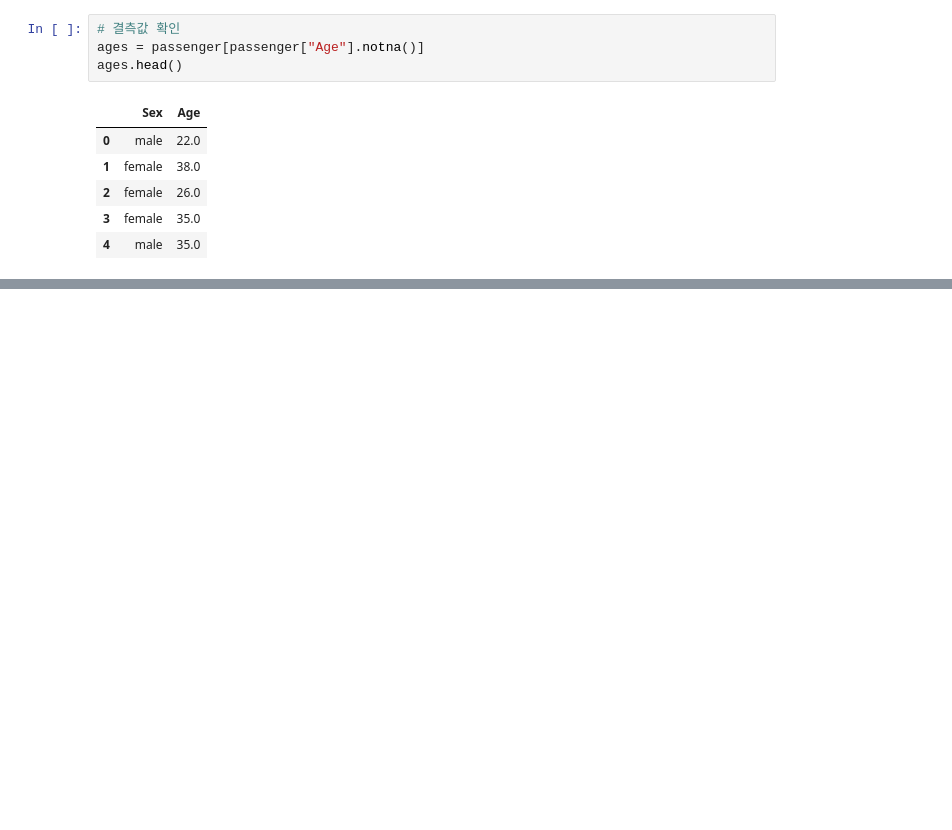
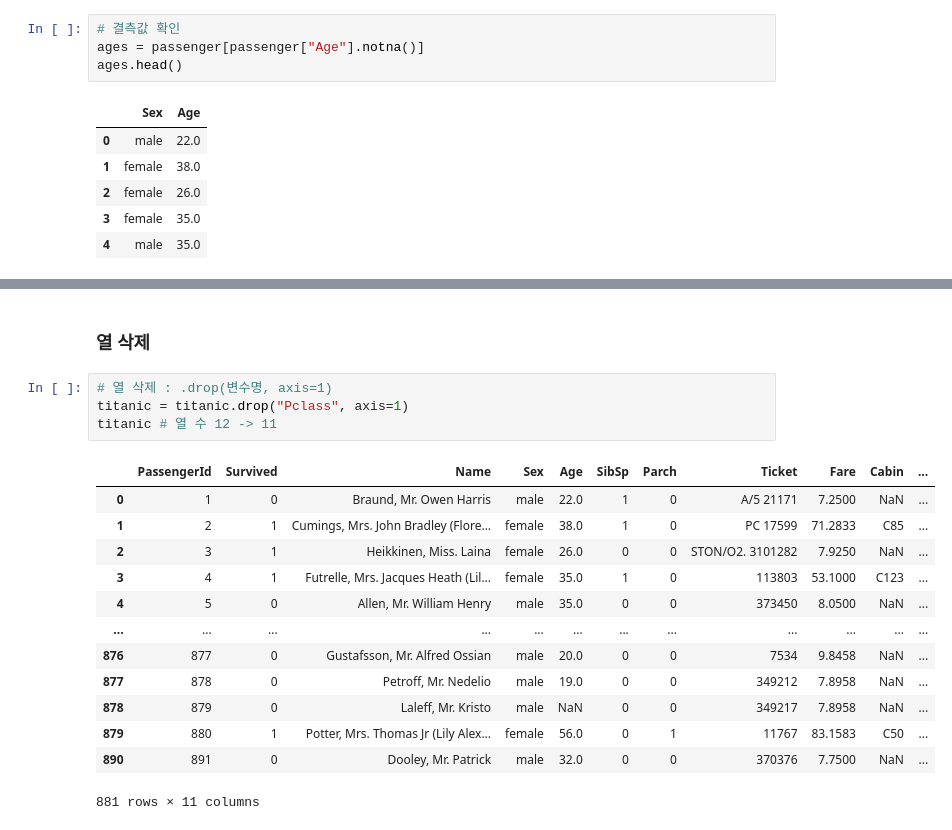
Before and after one commit to naro-naro/Colab, a Jupyter notebook: How to Use Python Libraries for Artificial Intelligence/pandas_실습.ipynb, the cells around one changed output, grey strips where cells are left out. Drawn from its saved outputs; the diff is of its cells as text; blank space fills up the shorter version.

```diff
--- a/How to Use Python Libraries for Artificial Intelligence/pandas_실습.ipynb
+++ b/How to Use Python Libraries for Artificial Intelligence/pandas_실습.ipynb
@@ -363,0 +599,20 @@ ages.head()
+# %% [markdown]
+### 열 삭제
+# %%
+# 열 삭제 : .drop(변수명, axis=1)
+titanic = titanic.drop("Pclass", axis=1)
+titanic # 열 수 12 -> 11
+# %% [output]
+|  | PassengerId | Survived | Name | Sex | Age | SibSp | Parch | Ticket | Fare | Cabin | ... |
+| 0 | 1 | 0 | Braund, Mr. Owen Harris | male | 22.0 | 1 | 0 | A/5 21171 | 7.2500 | NaN | ... |
+| 1 | 2 | 1 | Cumings, Mrs. John Bradley (Flore... | female | 38.0 | 1 | 0 | PC 17599 | 71.2833 | C85 | ... |
+| 2 | 3 | 1 | Heikkinen, Miss. Laina | female | 26.0 | 0 | 0 | STON/O2. 3101282 | 7.9250 | NaN | ... |
+| 3 | 4 | 1 | Futrelle, Mrs. Jacques Heath (Lil... | female | 35.0 | 1 | 0 | 113803 | 53.1000 | C123 | ... |
+| 4 | 5 | 0 | Allen, Mr. William Henry | male | 35.0 | 0 | 0 | 373450 | 8.0500 | NaN | ... |
+| ... | ... | ... | ... | ... | ... | ... | ... | ... | ... | ... | ... |
+| 876 | 877 | 0 | Gustafsson, Mr. Alfred Ossian | male | 20.0 | 0 | 0 | 7534 | 9.8458 | NaN | ... |
+| 877 | 878 | 0 | Petroff, Mr. Nedelio | male | 19.0 | 0 | 0 | 349212 | 7.8958 | NaN | ... |
+| 878 | 879 | 0 | Laleff, Mr. Kristo | male | NaN | 0 | 0 | 349217 | 7.8958 | NaN | ... |
+| 879 | 880 | 1 | Potter, Mrs. Thomas Jr (Lily Alex... | female | 56.0 | 0 | 1 | 11767 | 83.1583 | C50 | ... |
+| 890 | 891 | 0 | Dooley, Mr. Patrick | male | 32.0 | 0 | 0 | 370376 | 7.7500 | NaN | ... |
+881 rows × 11 columns
```
Also changed, not shown: parts of 29 cells of this notebook.
